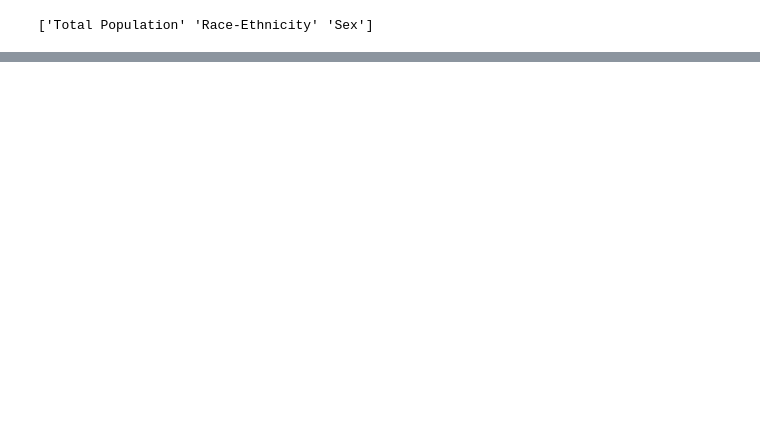
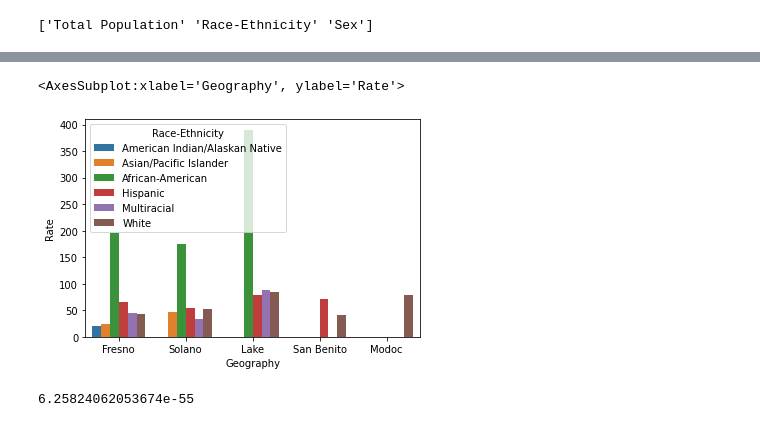
Before and after one commit to joelbray/team-103-project, a Jupyter notebook: asthma_EDA/asthma_eda.ipynb, the cells around one changed output, grey strips where cells are left out. Cells and saved outputs as stored; diff of their text form; code cells hidden in the pictures; blank space fills up the shorter version.

```diff
--- a/asthma_EDA/asthma_eda.ipynb
+++ b/asthma_EDA/asthma_eda.ipynb
@@ -124,0 +135,17 @@ sex_df.head(20)
+# %%
+df_2019 = df[df['Year']==2019]
+race_df_all = race_df[race_df['Age']=='All Ages']
+race_df_all_2019 = race_df_all[race_df_all['Year']==2019]
+counties = ["Modoc","Lake","Solano","Fresno","San Benito"]
+final_df = race_df_all_2019[race_df_all_2019.Geography.isin(counties)]
+final_df.head(10)
+sns.barplot(x="Geography", y="Rate", hue="Race-Ethnicity", data=final_df)
+# %% [output]
+<AxesSubplot:xlabel='Geography', ylabel='Rate'>
+[figure, added]
+# %%
+contingency_table = pd.crosstab(index=race_df['Race-Ethnicity'], columns=race_df['Rate'])
+p = chi2_contingency(contingency_table)[1]
+print(p)
+# %% [output]
+6.25824062053674e-55
```
Also changed, not shown: parts of 11 cells of this notebook.
